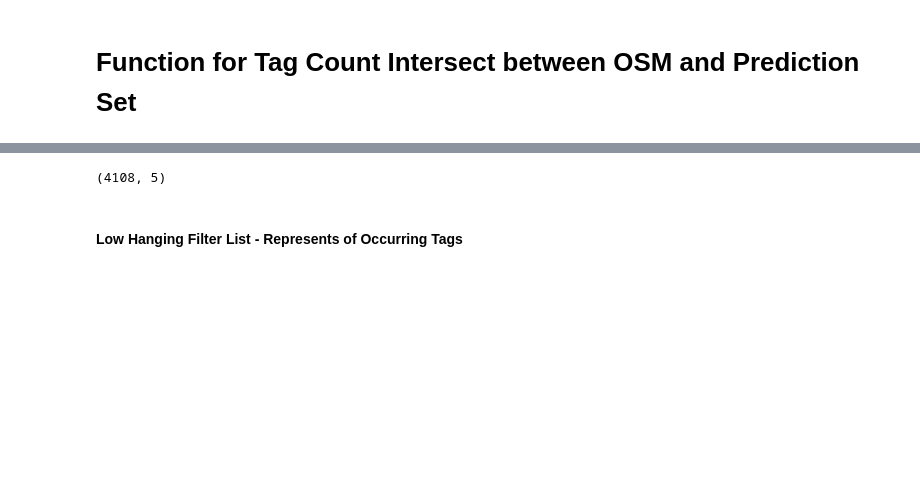
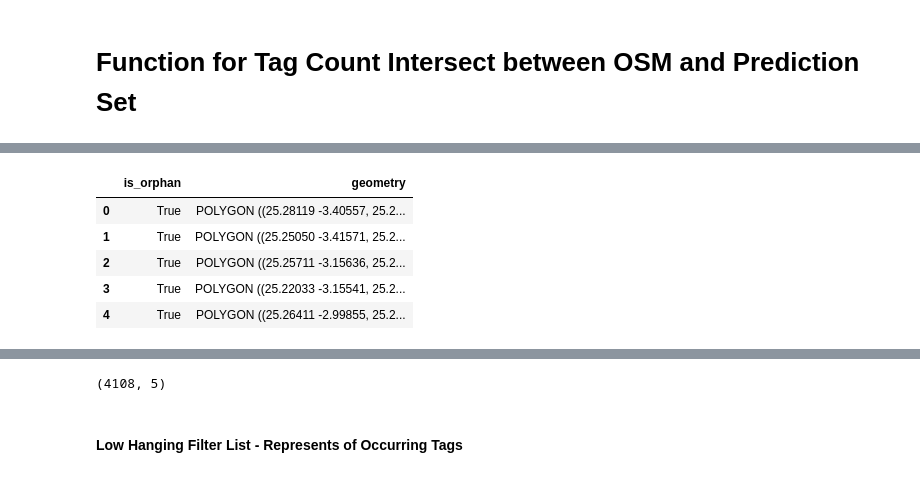
Before and after one commit to Project-Canopy/cb_feature_detection, a Jupyter notebook: analytics/ISL_Predictions_OSM_Intersection.ipynb, the cells around one changed output, grey strips where cells are left out. Saved outputs shown, nothing was run; the diff lists cells and outputs as text; code cells hidden in the pictures; blank space fills up the shorter version.

```diff
--- a/analytics/ISL_Predictions_OSM_Intersection.ipynb
+++ b/analytics/ISL_Predictions_OSM_Intersection.ipynb
@@ -28,7 +32,8 @@ osm_cb_clipped_geo = "/Users/purgatorid/Downloads/osm_relevant_clipped.geojson"
 tp_predictions = gpd.read_file(tp_predictions_geo)
 fp_predictions = gpd.read_file(fp_predictions_geo)
 
-all_predictions = gpd.read_file(all_predictions_geo)
-training_labels = gpd.read_file(all_training_geo)
+# all_predictions = gpd.read_file(all_predictions_geo)
+# training_labels = gpd.read_file(all_training_geo)
 
-orphan_predictions = gpd.read_file(orphan_predictions_geo)
+true_orphan_predictions = gpd.read_file(orphan_predictions_true_geo)
+false_orphan_predictions = gpd.read_file(orphan_predictions_false_geo)
@@ -37 +45,10 @@ osm_clipped = gpd.read_file(osm_clipped)
+# %%
+def convert_to_4326(gdf):
+
+    gdf = gdf.set_crs(epsg=3857)
+    gdf = gdf.to_crs(epsg=4326)
+    return gdf
+
+true_orphan_predictions = convert_to_4326(true_orphan_predictions)
+false_orphan_predictions = convert_to_4326(false_orphan_predictions)
 # %% [markdown]
@@ -151,0 +237,9 @@ def gdf_osm_tag_count(predictions_gdf,osm_gdf,filter_out=.05):
+# %%
+true_orphan_predictions.head()
+# %% [output]
+|  | is_orphan | geometry |
+| 0 | True | POLYGON ((25.28119 -3.40557, 25.2... |
+| 1 | True | POLYGON ((25.25050 -3.41571, 25.2... |
+| 2 | True | POLYGON ((25.25711 -3.15636, 25.2... |
+| 3 | True | POLYGON ((25.22033 -3.15541, 25.2... |
+| 4 | True | POLYGON ((25.26411 -2.99855, 25.2... |
```
Also changed, not shown: parts of 30 cells of this notebook, 1 other file.
